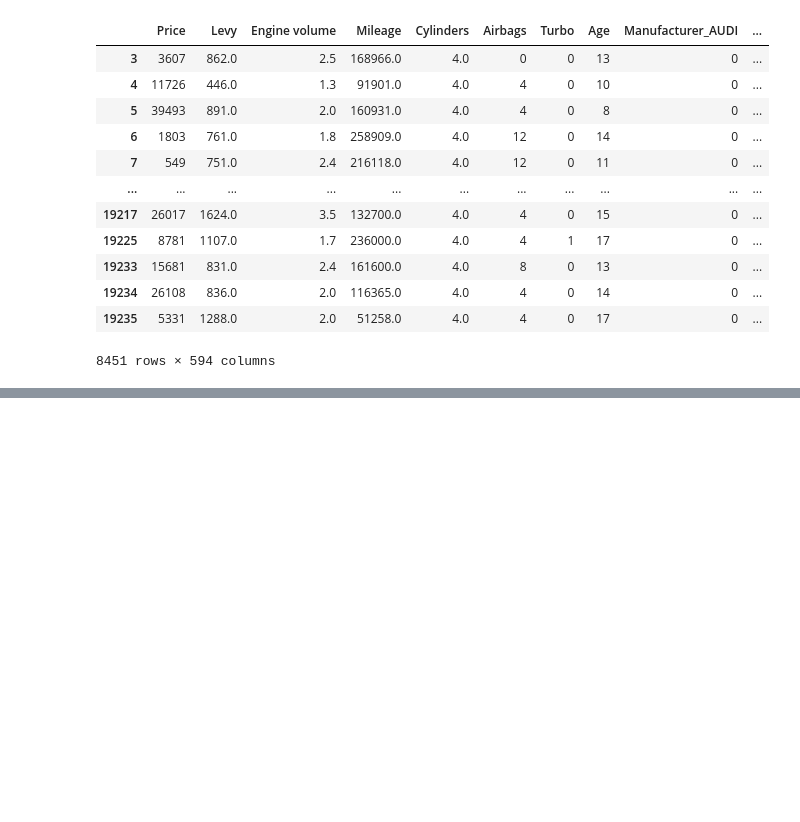
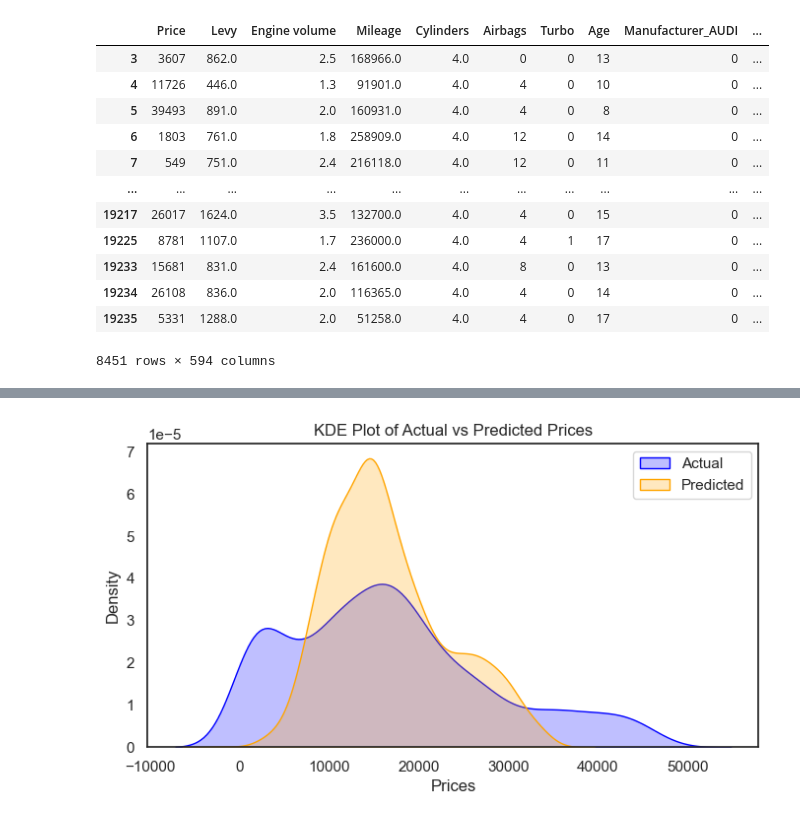
Before and after one commit to YASINRA/Machine-Learning, a Jupyter notebook: car_price_prediction_regression.ipynb, the cells around one changed output, grey strips where cells are left out. Saved outputs shown, nothing was run; the diff lists cells and outputs as text; code cells hidden in the pictures; blank space fills up the shorter version.

```diff
--- a/car_price_prediction_regression.ipynb
+++ b/car_price_prediction_regression.ipynb
@@ -665,0 +797,13 @@ df_encoded
+# %%
+plot_data = pd.DataFrame({'Actual': y_eval, 'Predicted': y_eval_pred})
+
+plt.figure(figsize=(8, 4))
+sns.kdeplot(data=plot_data, x='Actual', label='Actual', fill=True, common_norm=False, color='blue')
+sns.kdeplot(data=plot_data, x='Predicted', label='Predicted', fill=True, common_norm=False, color='orange')
+plt.title('KDE Plot of Actual vs Predicted Prices')
+plt.xlabel('Prices')
+plt.ylabel('Density')
+plt.legend()
+plt.show()
+# %% [output]
+[figure, added]
```
Also changed, not shown: parts of 2 cells of this notebook.
